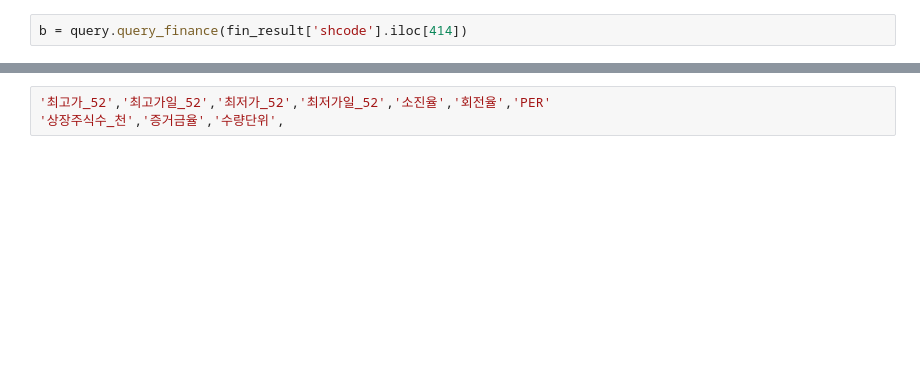
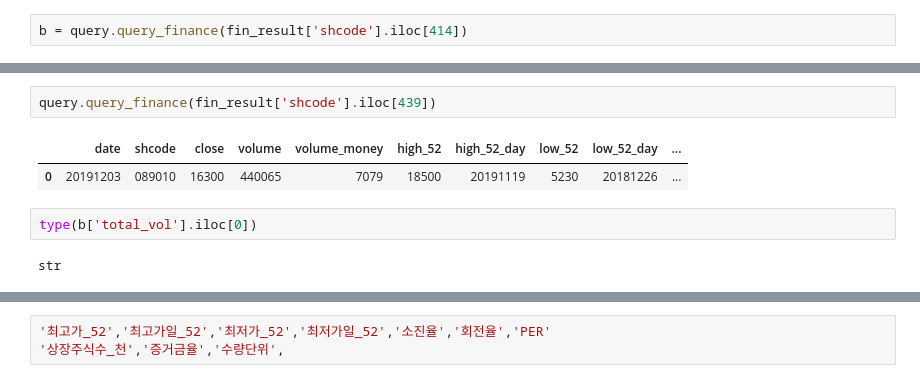
Before and after one commit to KIMJUNYOUNG0125/Strategy, a Jupyter notebook: 02-3.monitor_shcode_bf&af+uptm_v4.ipynb, the cells around one changed output, grey strips where cells are left out. Drawn from its saved outputs; the diff is of its cells as text; blank space fills up the shorter version.

```diff
--- a/02-3.monitor_shcode_bf&af+uptm_v4.ipynb
+++ b/02-3.monitor_shcode_bf&af+uptm_v4.ipynb
@@ -148,0 +289,9 @@ b
+# %%
+query.query_finance(fin_result['shcode'].iloc[439])
+# %% [output]
+|  | date | shcode | close | volume | volume_money | high_52 | high_52_day | low_52 | low_52_day | ... |
+| 0 | 20191203 | 089010 | 16300 | 440065 | 7079 | 18500 | 20191119 | 5230 | 20181226 | ... |
+# %%
+type(b['total_vol'].iloc[0])
+# %% [output]
+str
```
Also changed, not shown: parts of 27 cells of this notebook.
